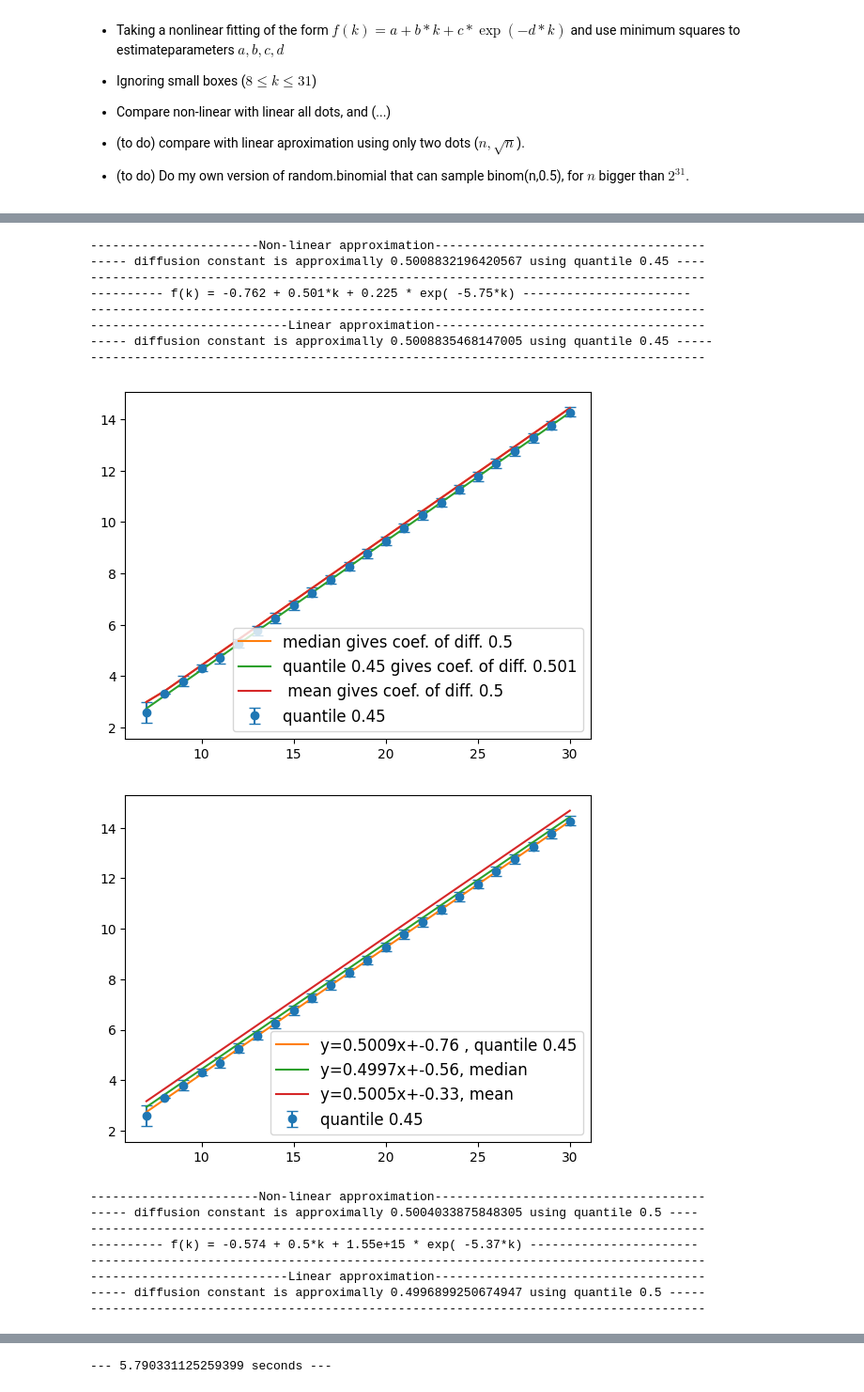
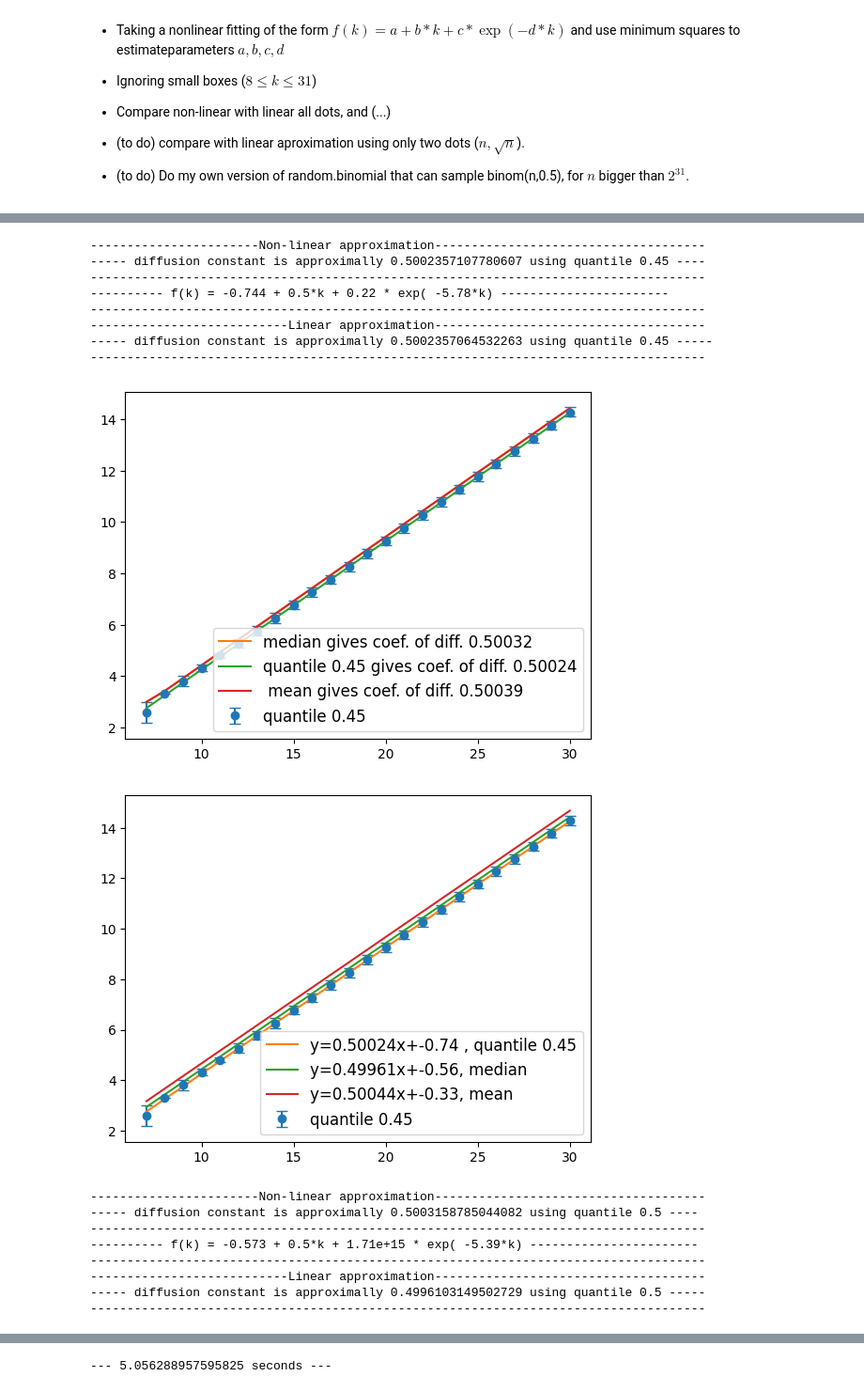
Before and after one commit to IgorSSBarbosa/Random-Walk, a Jupyter notebook: non_linear_fast_version.ipynb, the cells around one changed output, grey strips where cells are left out. Shown at 94% size. Drawn from its saved outputs; the diff is of its cells as text; code cells hidden in the pictures.

```diff
--- a/non_linear_fast_version.ipynb
+++ b/non_linear_fast_version.ipynb
@@ -114,49 +116,49 @@ def regression(q, Size, A):
     print("---------------------------Linear approximation-------------------------------------")
     print("----- diffusion constant is approximally %s using quantile %s -----" % (linear[0],q))
     print("------------------------------------------------------------------------------------")
 
     if len(Size)>2:
         # Print non-linear graphics
         errorbar = confidence_level(logquantile, len(Size), sortedAbs)
         plt.errorbar(Size,logquantile,yerr=errorbar,linestyle = 'None', label = 'quantile {:.2}'.format(q),capsize=4, marker = 'o')
-        plt.plot(Size, fit_func(pmedian.x,Size), label='median gives coef. of diff. {:.3}'.format(pmedian.x[0]))
-        plt.plot(Size, fit_func(func.x,Size), label='quantile {:.2} gives coef. of diff. {:.3}'.format(q,func.x[0]))
-        plt.plot(Size, fit_func(pmedian.x,Size), label=' mean gives coef. of diff. {:.3}'.format(pmean.x[0]))
+        plt.plot(Size, fit_func(pmedian.x,Size), label='median gives coef. of diff. {:.5}'.format(pmedian.x[0]))
+        plt.plot(Size, fit_func(func.x,Size), label='quantile {:.2} gives coef. of diff. {:.5}'.format(q,func.x[0]))
+        plt.plot(Size, fit_func(pmedian.x,Size), label=' mean gives coef. of diff. {:.5}'.format(pmean.x[0]))
 
         plt.legend(fontsize=12)
         plt.show()
 
     # Printing linear graphics
     plt.errorbar(Size,logquantile,yerr=errorbar, linestyle = 'None',label = 'quantile {:.2}'.format(q),capsize=4, marker = 'o')
-    plt.plot(Size, linear[1]+linear[0]*Size, label='y={:.4}x+{:.2} , quantile {:.2}'.format(linear[0],linear[1], q))
-    plt.plot(Size, linearmedian[1]+linearmedian[0]*Size, label='y={:.4}x+{:.2}, median'.format(linearmedian[0],linearmedian[1]))
-    plt.plot(Size, linearmean[1]+linearmean[0]*Size, label='y={:.4}x+{:.2}, mean'.format(linearmean[0],linearmean[1]))
+    plt.plot(Size, linear[1]+linear[0]*Size, label='y={:.5}x+{:.2} , quantile {:.2}'.format(linear[0],linear[1], q))
+    plt.plot(Size, linearmedian[1]+linearmedian[0]*Size, label='y={:.5}x+{:.2}, median'.format(linearmedian[0],linearmedian[1]))
+    plt.plot(Size, linearmean[1]+linearmean[0]*Size, label='y={:.5}x+{:.2}, mean'.format(linearmean[0],linearmean[1]))
 
     plt.legend(fontsize=12)
     plt.show()
 
 # regression
 regression(0.45, Size, A)
 regression(0.5 , Size, A)
 regression(0.55, Size, A)
 
 print("--- %s seconds ---" % (time.time() - start_time))
 # %% [output]
 -----------------------Non-linear approximation-------------------------------------
------ diffusion constant is approximally 0.5008832196420567 using quantile 0.45 ----
+----- diffusion constant is approximally 0.5002357107780607 using quantile 0.45 ----
 ------------------------------------------------------------------------------------
----------- f(k) = -0.762 + 0.501*k + 0.225 * exp( -5.75*k) -----------------------
+---------- f(k) = -0.744 + 0.5*k + 0.22 * exp( -5.78*k) -----------------------
 ------------------------------------------------------------------------------------
 ---------------------------Linear approximation-------------------------------------
------ diffusion constant is approximally 0.5008835468147005 using quantile 0.45 -----
+----- diffusion constant is approximally 0.5002357064532263 using quantile 0.45 -----
 ------------------------------------------------------------------------------------
-[figure, old version]
+[figure, new version]
-[figure, old version]
+[figure, new version]
 -----------------------Non-linear approximation-------------------------------------
------ diffusion constant is approximally 0.5004033875848305 using quantile 0.5 ----
+----- diffusion constant is approximally 0.5003158785044082 using quantile 0.5 ----
 ------------------------------------------------------------------------------------
----------- f(k) = -0.574 + 0.5*k + 1.55e+15 * exp( -5.37*k) -----------------------
+---------- f(k) = -0.573 + 0.5*k + 1.71e+15 * exp( -5.39*k) -----------------------
 ------------------------------------------------------------------------------------
 ---------------------------Linear approximation-------------------------------------
------ diffusion constant is approximally 0.4996899250674947 using quantile 0.5 -----
+----- diffusion constant is approximally 0.4996103149502729 using quantile 0.5 -----
 ------------------------------------------------------------------------------------
@@ -175 +177 @@ print("--- %s seconds ---" % (time.time() - start_time))
---- 5.790331125259399 seconds ---
+--- 5.056288957595825 seconds ---
```
Also changed, not shown: parts of 2 cells of this notebook.
